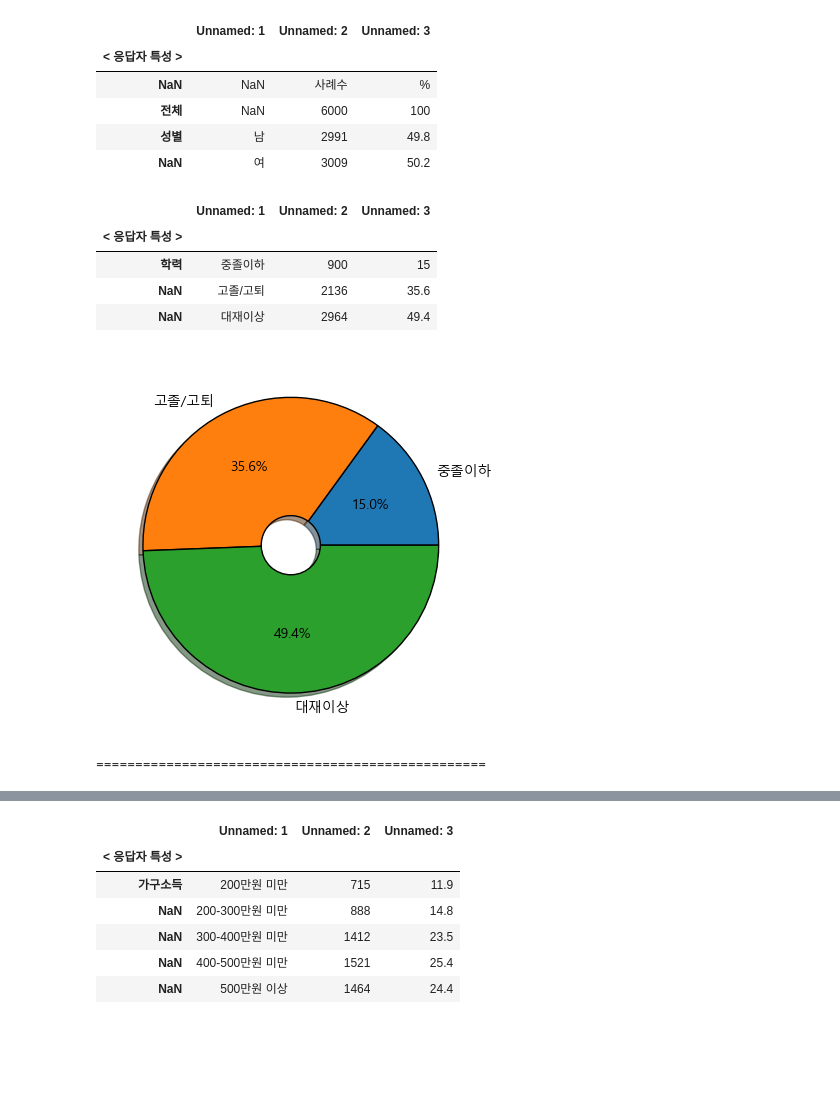
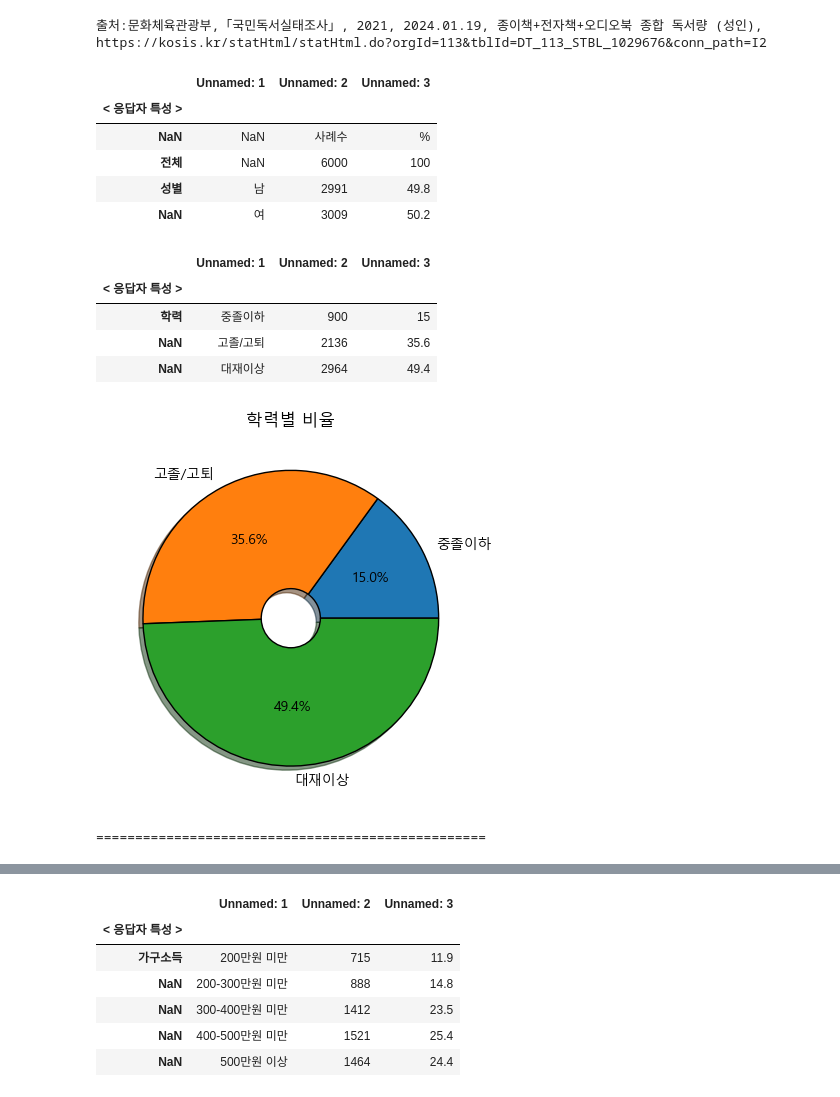
Before and after one commit to qortmdwns/adam, a Jupyter notebook: team_pjt/team.ipynb, the cells around one changed output, grey strips where cells are left out. Cells and saved outputs as stored; diff of their text form; code cells hidden in the pictures; blank space fills up the shorter version.

```diff
--- a/team_pjt/team.ipynb
+++ b/team_pjt/team.ipynb
@@ -4,16 +4,24 @@ import pandas as pd
 import matplotlib.pyplot as plt
 import seaborn as sns
 import numpy as np
+
 plt.rcParams['font.family'] ='Malgun Gothic'
 plt.rcParams['axes.unicode_minus'] =False #한글 사용
+
 Book_Read = pd.read_excel("#210075_2021년 국민독서실태조사_성인_Table.xlsx",index_col=0)
-#print(Book_Read)
-#print("="*50)
+
+read_source_title='문화체육관광부,「국민독서실태조사」, 2021, 2024.01.19, 종이책+전자책+오디오북 종합 독서량 (성인)'
+read_source_url='https://kosis.kr/statHtml/statHtml.do?orgId=113&tblId=DT_113_STBL_1029676&conn_path=I2'
+print(f"출처:{read_source_title},\n{read_source_url}")
+
+
 Total = Book_Read.iloc[:,:3]
 Student = Total.iloc[9:12]
 Income = Total.iloc[19:24]
 Total.head(4)
 # %% [output]
+출처:문화체육관광부,「국민독서실태조사」, 2021, 2024.01.19, 종이책+전자책+오디오북 종합 독서량 (성인),
+https://kosis.kr/statHtml/statHtml.do?orgId=113&tblId=DT_113_STBL_1029676&conn_path=I2
 |  | Unnamed: 1 | Unnamed: 2 | Unnamed: 3 |
 | < 응답자 특성 > |  |  |  |
 | NaN | NaN | 사례수 | % |
@@ -32,16 +40,16 @@ Student.head()
 | NaN | 대재이상 | 2964 | 49.4 |
 # %%
 #학력별 사례수 퍼센트 데이터 시각
-import matplotlib.pyplot as plt
-import seaborn as sns
 ratio = [900, 2136,  2964]
 labels = ["중졸이하", "고졸/고퇴", "대재이상"]
 wedgeprops = {"width":0.8, "edgecolor": "k", "linewidth" : 1}
 plt.pie(ratio, labels = labels, shadow=True, autopct="%.1f%%", wedgeprops=wedgeprops)
+
+plt.title("학력별 비율")
 plt.show()
 print("="*50)
 # %% [output]
-[figure, old version]
+[figure, new version]
 ==================================================
 # %%
 #평일, 휴일 학력별 (종이,전자,오디오)책 독서 시간(분)
```
Also changed, not shown: parts of 11 cells of this notebook.
